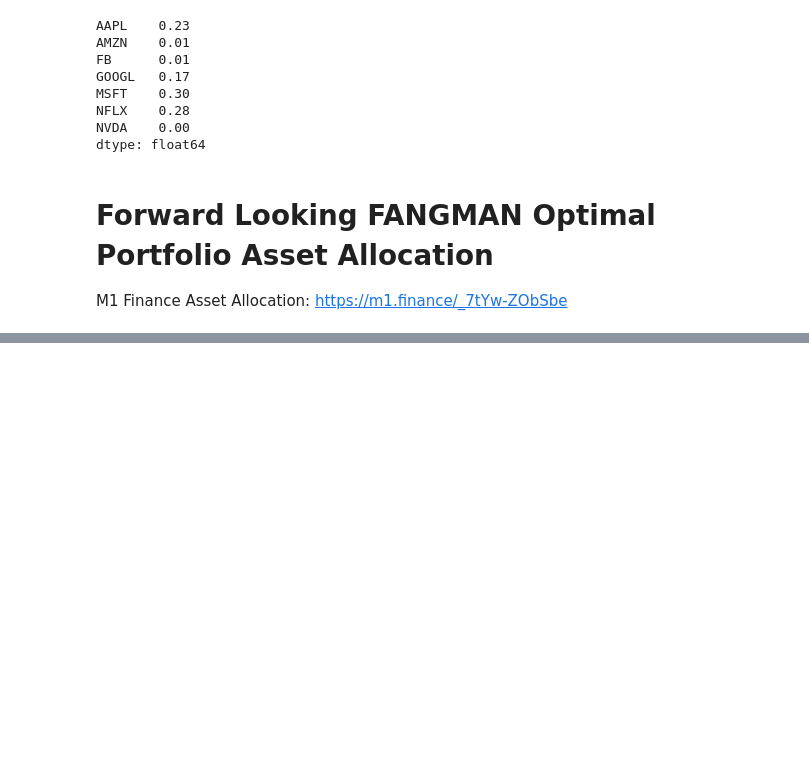
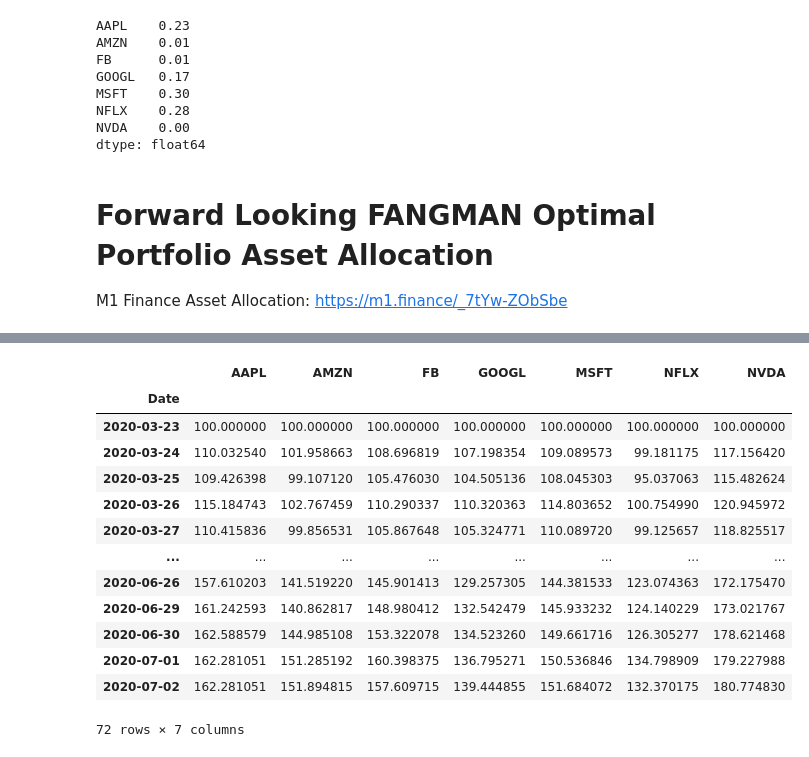
Before and after one commit to Henry501298/Financial-Programming-in-Python, a Jupyter notebook: FANGMAN Portfolio Analysis .ipynb, the cells around one changed output, grey strips where cells are left out. Saved outputs shown, nothing was run; the diff lists cells and outputs as text; code cells hidden in the pictures; blank space fills up the shorter version.

```diff
--- a/FANGMAN Portfolio Analysis .ipynb
+++ b/FANGMAN Portfolio Analysis .ipynb
@@ -810,0 +819,2 @@ M1 Finance Asset Allocation: https://m1.finance/_7tYw-ZObSbe
+# %%
+FANGMAN_Stocks = pd.read_csv('FANGMAN_Stocks.csv', header = [0,1], index_col = [0], parse_dates = [0]).Close
@@ -810,0 +831,18 @@ M1 Finance Asset Allocation: https://m1.finance/_7tYw-ZObSbe
+# %%
+norm = FANGMAN_Stocks.div(FANGMAN_Stocks.iloc[0, :]).mul(100)
+norm
+# %% [output]
+|  | AAPL | AMZN | FB | GOOGL | MSFT | NFLX | NVDA |
+| Date |  |  |  |  |  |  |  |
+| 2020-03-23 | 100.000000 | 100.000000 | 100.000000 | 100.000000 | 100.000000 | 100.000000 | 100.000000 |
+| 2020-03-24 | 110.032540 | 101.958663 | 108.696819 | 107.198354 | 109.089573 | 99.181175 | 117.156420 |
+| 2020-03-25 | 109.426398 | 99.107120 | 105.476030 | 104.505136 | 108.045303 | 95.037063 | 115.482624 |
+| 2020-03-26 | 115.184743 | 102.767459 | 110.290337 | 110.320363 | 114.803652 | 100.754990 | 120.945972 |
+| 2020-03-27 | 110.415836 | 99.856531 | 105.867648 | 105.324771 | 110.089720 | 99.125657 | 118.825517 |
+| ... | ... | ... | ... | ... | ... | ... | ... |
+| 2020-06-26 | 157.610203 | 141.519220 | 145.901413 | 129.257305 | 144.381533 | 123.074363 | 172.175470 |
+| 2020-06-29 | 161.242593 | 140.862817 | 148.980412 | 132.542479 | 145.933232 | 124.140229 | 173.021767 |
+| 2020-06-30 | 162.588579 | 144.985108 | 153.322078 | 134.523260 | 149.661716 | 126.305277 | 178.621468 |
+| 2020-07-01 | 162.281051 | 151.285192 | 160.398375 | 136.795271 | 150.536846 | 134.798909 | 179.227988 |
+| 2020-07-02 | 162.281051 | 151.894815 | 157.609715 | 139.444855 | 151.684072 | 132.370175 | 180.774830 |
+72 rows × 7 columns
```
Also changed, not shown: parts of 9 cells of this notebook.
